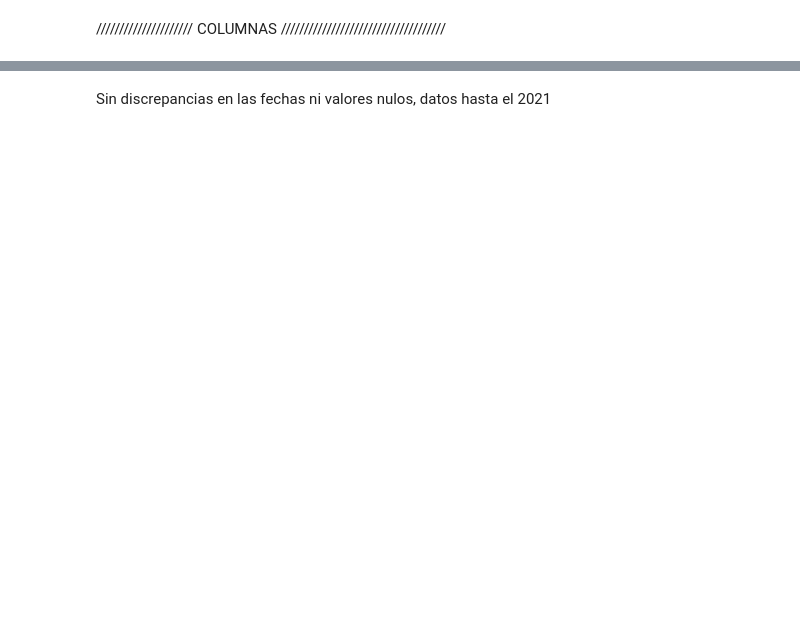
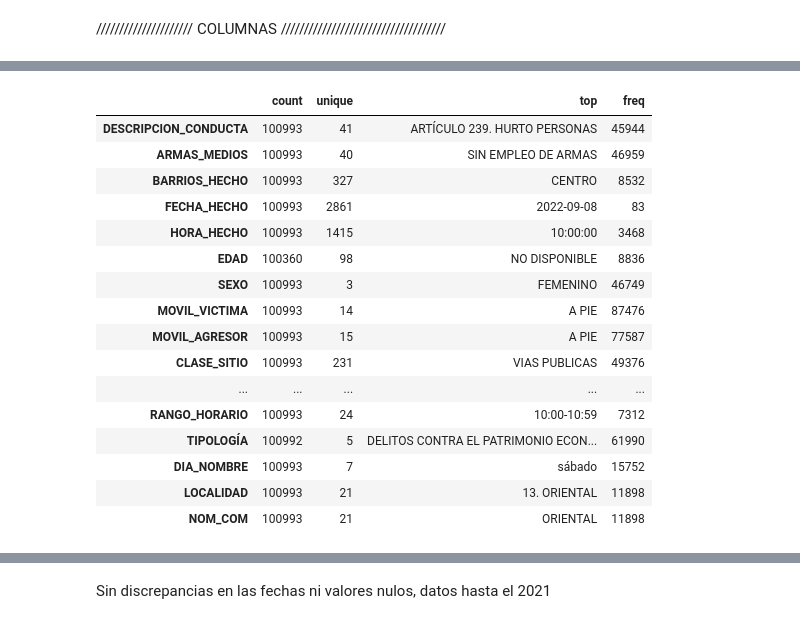
Before and after one commit to zquintero246/Seguridad_Bucaramanga, a Jupyter notebook: bucaramangaSeguridad/normalizacionGeo.ipynb, the cells around one changed output, grey strips where cells are left out. Saved outputs shown, nothing was run; the diff lists cells and outputs as text; code cells hidden in the pictures; blank space fills up the shorter version.

```diff
--- a/bucaramangaSeguridad/normalizacionGeo.ipynb
+++ b/bucaramangaSeguridad/normalizacionGeo.ipynb
@@ -73,0 +121,20 @@ df.head()
+# %%
+df.describe(include=['object']).T
+# %% [output]
+|  | count | unique | top | freq |
+| DESCRIPCION_CONDUCTA | 100993 | 41 | ARTÍCULO 239. HURTO PERSONAS | 45944 |
+| ARMAS_MEDIOS | 100993 | 40 | SIN EMPLEO DE ARMAS | 46959 |
+| BARRIOS_HECHO | 100993 | 327 | CENTRO | 8532 |
+| FECHA_HECHO | 100993 | 2861 | 2022-09-08 | 83 |
+| HORA_HECHO | 100993 | 1415 | 10:00:00 | 3468 |
+| EDAD | 100360 | 98 | NO DISPONIBLE | 8836 |
+| SEXO | 100993 | 3 | FEMENINO | 46749 |
+| MOVIL_VICTIMA | 100993 | 14 | A PIE | 87476 |
+| MOVIL_AGRESOR | 100993 | 15 | A PIE | 77587 |
+| CLASE_SITIO | 100993 | 231 | VIAS PUBLICAS | 49376 |
+| ... | ... | ... | ... | ... |
+| RANGO_HORARIO | 100993 | 24 | 10:00-10:59 | 7312 |
+| TIPOLOGÍA | 100992 | 5 | DELITOS CONTRA EL PATRIMONIO ECON... | 61990 |
+| DIA_NOMBRE | 100993 | 7 | sábado | 15752 |
+| LOCALIDAD | 100993 | 21 | 13. ORIENTAL | 11898 |
+| NOM_COM | 100993 | 21 | ORIENTAL | 11898 |
```
Also changed, not shown: parts of 28 cells of this notebook.
